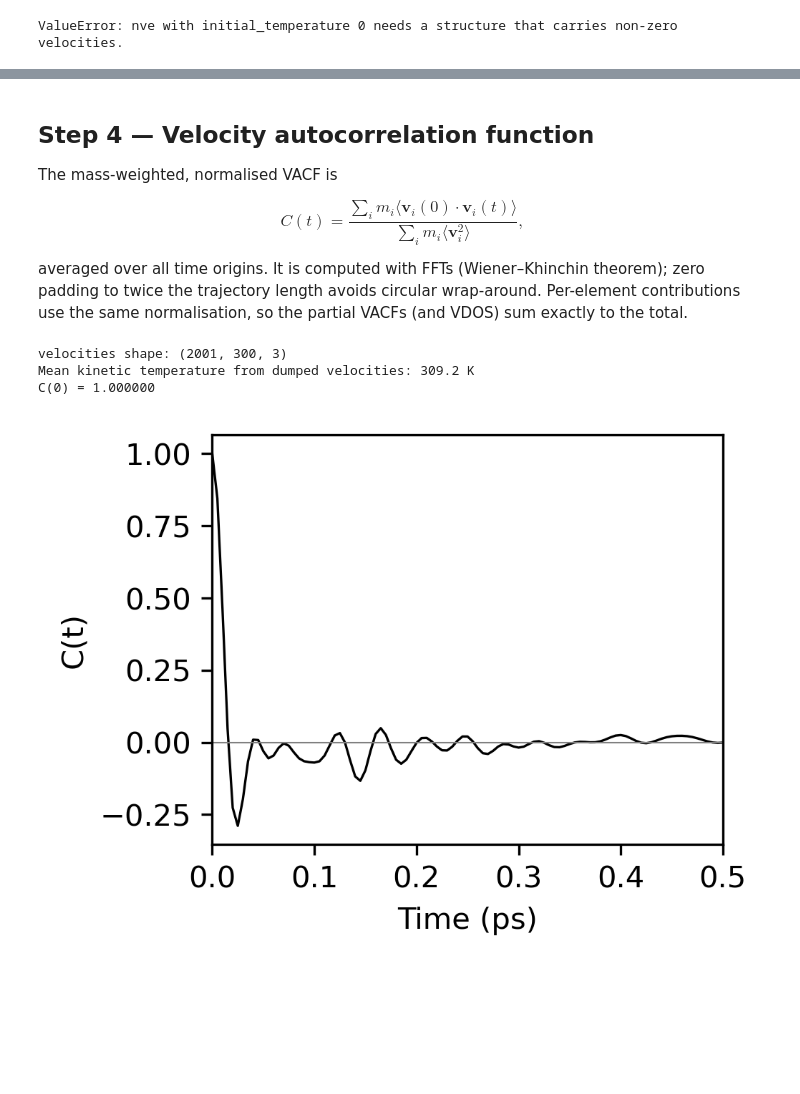
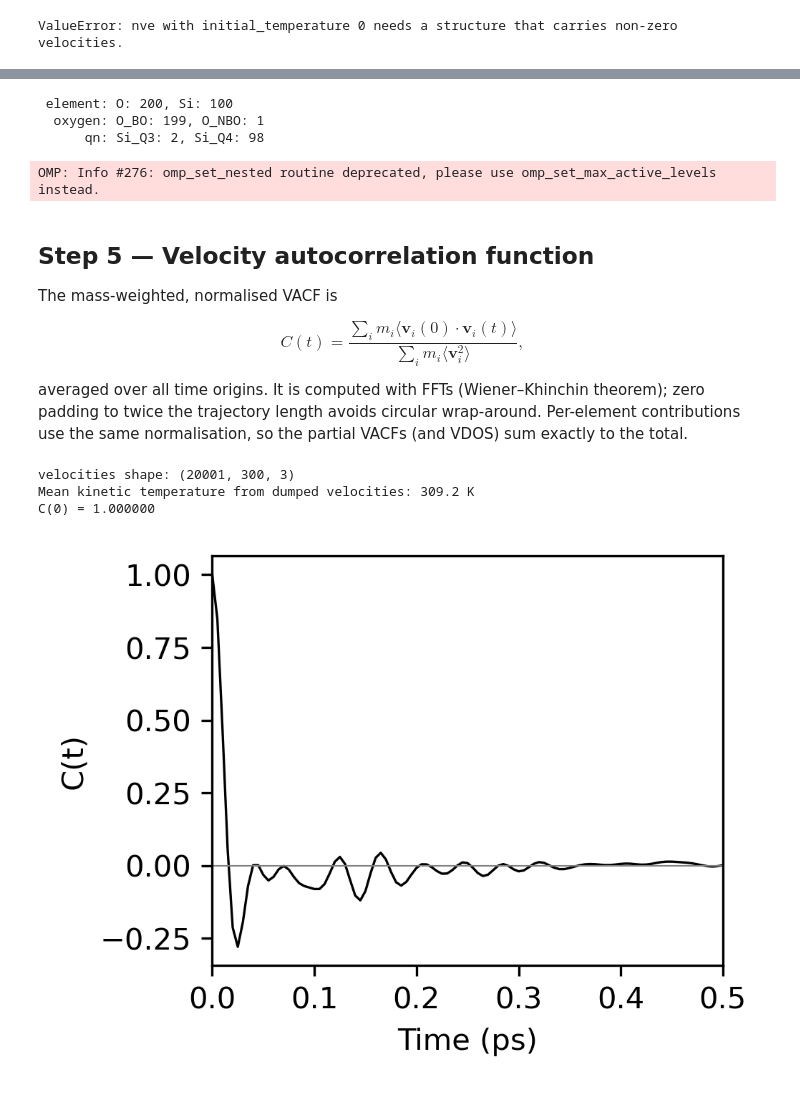
Before and after one commit to glasagent/amorphouspy, a Jupyter notebook: notebooks/VDOSTutorial.ipynb, the cells around one changed output, grey strips where cells are left out. Saved outputs shown, nothing was run; the diff lists cells and outputs as text; code cells hidden in the pictures; blank space fills up the shorter version.

```diff
--- a/notebooks/VDOSTutorial.ipynb
+++ b/notebooks/VDOSTutorial.ipynb
@@ -71,7 +81,7 @@ result_nve = am.md_simulation(
     structure=glass_300K,
     potential=potential,
     timestep=timestep_fs,
-    production_steps=10_000,  # 10 ps
+    production_steps=100_000,  # 100 ps
     n_dump=dump_every,
     n_print_thermo=dump_every,
     nve=True,
@@ -120,5 +143,15 @@ ValueError: nve with initial_temperature 0 needs a structure that carries non-ze
+# %%
+groups = am.classify_vibrational_groups(glass_300K)
+for grouping, labels in groups.items():
+    counts = ", ".join(f"{label}: {len(indices)}" for label, indices in labels.items())
+    print(f"{grouping:>8}: {counts}")
+# %% [output]
+ element: O: 200, Si: 100
+  oxygen: O_BO: 199, O_NBO: 1
+      qn: Si_Q3: 2, Si_Q4: 98
+OMP: Info #276: omp_set_nested routine deprecated, please use omp_set_max_active_levels instead.
 # %% [markdown]
-## Step 4 — Velocity autocorrelation function
+## Step 5 — Velocity autocorrelation function
 
 The mass-weighted, normalised VACF is
 
@@ -130,7 +163,6 @@ partial VACFs (and VDOS) sum exactly to the total.
 # %%
 velocities = np.asarray(nve["velocities"])  # (n_frames, n_atoms, 3), Å/fs
 masses = glass.get_masses()  # amu
-symbols = np.array(glass.get_chemical_symbols())
 n_frames = velocities.shape[0]
 dt_ps = dump_every * timestep_fs * 1e-3
 print("velocities shape:", velocities.shape)
@@ -145,34 +177,34 @@ print(f"Mean kinetic temperature from dumped velocities: {t_kin.mean():.1f} K")
 
 def autocorrelation(signal: np.ndarray) -> np.ndarray:
     """Time-origin-averaged autocorrelation along axis 0 for every column, via zero-padded FFT."""
     n = signal.shape[0]
     spectrum = np.fft.rfft(signal, n=2 * n, axis=0)
     acf = np.fft.irfft(spectrum * spectrum.conj(), axis=0)[:n]
     return acf / (n - np.arange(n))[:, None]
 
 
 # Per-atom autocorrelation summed over x, y, z: shape (n_frames, n_atoms)
 acf_atoms = autocorrelation(velocities.reshape(n_frames, -1)).reshape(n_frames, n_atoms, 3).sum(axis=2)
 n_lags = n_frames // 2  # only use lags with at least n/2 time origins
 weighted = acf_atoms[:n_lags] * masses
 norm = weighted[0].sum()
 vacf = {"total": weighted.sum(axis=1) / norm}
 for element in ("Si", "O"):
-    vacf[element] = weighted[:, symbols == element].sum(axis=1) / norm
+    vacf[element] = weighted[:, groups["element"][element]].sum(axis=1) / norm
 lag_ps = np.arange(n_lags) * dt_ps
 print(f"C(0) = {vacf['total'][0]:.6f}")
 
 _fig, ax = plt.subplots(figsize=(3.5, 3.5 / 1.3333), dpi=300)
 ax.plot(lag_ps, vacf["total"], lw=0.8, color="black")
 ax.axhline(0.0, color="gray", lw=0.5)
 ax.set_xlim(0, 0.5)
 ax.set_xlabel("Time (ps)")
 ax.set_ylabel("C(t)")
 plt.tight_layout()
 plt.show()
 # %% [output]
-velocities shape: (2001, 300, 3)
+velocities shape: (20001, 300, 3)
 Mean kinetic temperature from dumped velocities: 309.2 K
 C(0) = 1.000000
-[figure, old version]
+[figure, new version]
 # %% [markdown]
```
Also changed, not shown: parts of 15 cells of this notebook, 7 other files.
